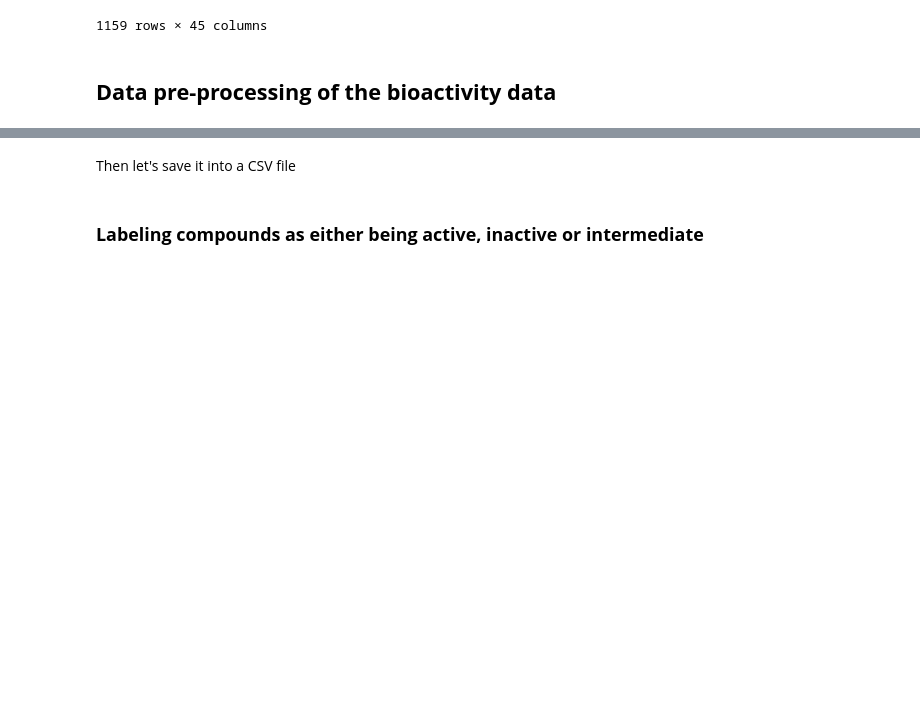
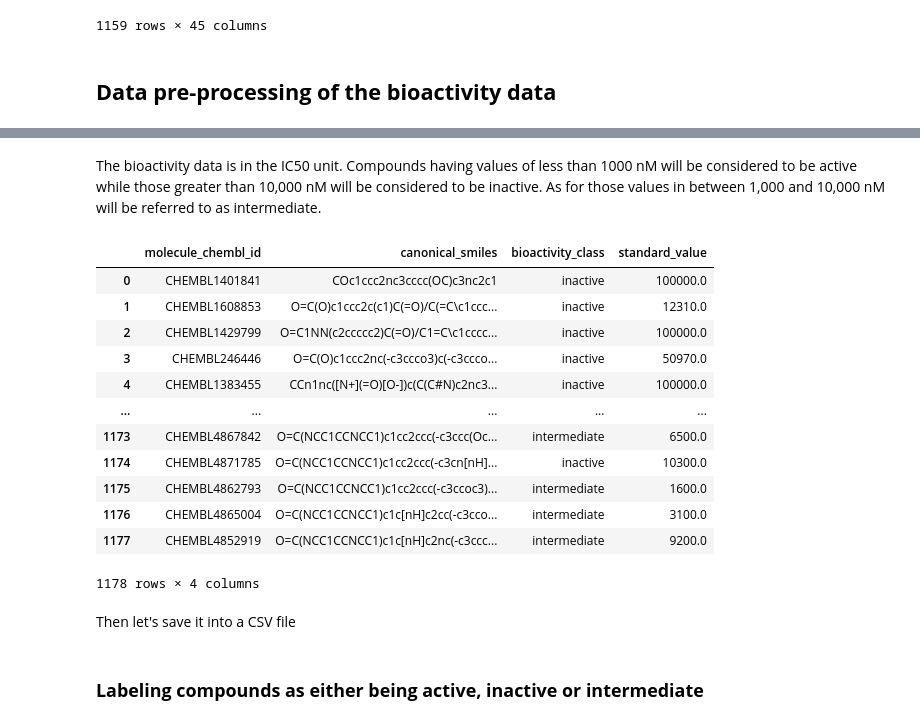
Before and after one commit to jpbarragan99/BioInf_Project1, a Jupyter notebook: Pro_Drug_Discovery.ipynb, the cells around one changed output, grey strips where cells are left out. Drawn from its saved outputs; the diff is of its cells as text; code cells hidden in the pictures; blank space fills up the shorter version.

```diff
--- a/Pro_Drug_Discovery.ipynb
+++ b/Pro_Drug_Discovery.ipynb
@@ -167,0 +147,2 @@ df3
+# %% [markdown]
+The bioactivity data is in the IC50 unit. Compounds having values of less than 1000 nM will be considered to be active while those greater than 10,000 nM will be considered to be inactive. As for those values in between 1,000 and 10,000 nM will be referred to as intermediate.
@@ -168,3 +170,21 @@ df3
+# %%
+data_tuples = list(zip(mol_cid, canonical_smiles, bioactivity_class, standard_value))
+df3 = pd.DataFrame( data_tuples,  columns=['molecule_chembl_id', 'canonical_smiles', 'bioactivity_class', 'standard_value'])
+df3
+# %% [output]
+|  | molecule_chembl_id | canonical_smiles | bioactivity_class | standard_value |
+| 0 | CHEMBL1401841 | COc1ccc2nc3cccc(OC)c3nc2c1 | inactive | 100000.0 |
+| 1 | CHEMBL1608853 | O=C(O)c1ccc2c(c1)C(=O)/C(=C\c1ccc... | inactive | 12310.0 |
+| 2 | CHEMBL1429799 | O=C1NN(c2ccccc2)C(=O)/C1=C\c1cccc... | inactive | 100000.0 |
+| 3 | CHEMBL246446 | O=C(O)c1ccc2nc(-c3ccco3)c(-c3ccco... | inactive | 50970.0 |
+| 4 | CHEMBL1383455 | CCn1nc([N+](=O)[O-])c(C(C#N)c2nc3... | inactive | 100000.0 |
+| ... | ... | ... | ... | ... |
+| 1173 | CHEMBL4867842 | O=C(NCC1CCNCC1)c1cc2ccc(-c3ccc(Oc... | intermediate | 6500.0 |
+| 1174 | CHEMBL4871785 | O=C(NCC1CCNCC1)c1cc2ccc(-c3cn[nH]... | inactive | 10300.0 |
+| 1175 | CHEMBL4862793 | O=C(NCC1CCNCC1)c1cc2ccc(-c3ccoc3)... | intermediate | 1600.0 |
+| 1176 | CHEMBL4865004 | O=C(NCC1CCNCC1)c1c[nH]c2cc(-c3cco... | intermediate | 3100.0 |
+| 1177 | CHEMBL4852919 | O=C(NCC1CCNCC1)c1c[nH]c2nc(-c3ccc... | intermediate | 9200.0 |
+1178 rows × 4 columns
 # %% [markdown]
 Then let's save it into a CSV file
 # %%
```
Also changed, not shown: parts of 11 cells of this notebook.
